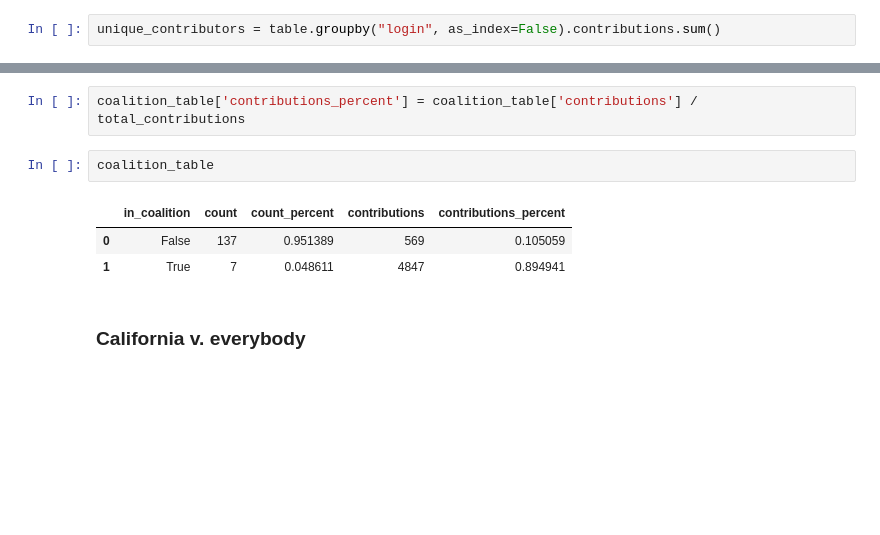
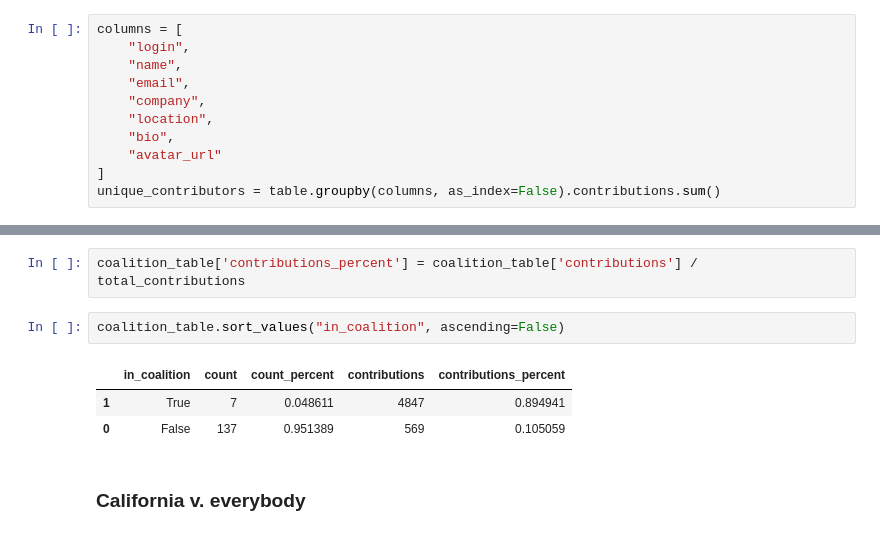
Before and after one commit to palewire/python-calaccess-notebooks, a Jupyter notebook: project-management/contributors.ipynb, the cells around one changed output, grey strips where cells are left out. Saved outputs shown, nothing was run; the diff lists cells and outputs as text; blank space fills up the shorter version.

```diff
--- a/project-management/contributors.ipynb
+++ b/project-management/contributors.ipynb
@@ -181,7 +181,16 @@ sorted(table[table.email == ''].login.unique())
 # %% [markdown]
 ### Totals
 # %%
-unique_contributors = table.groupby("login", as_index=False).contributions.sum()
+columns = [
+    "login",
+    "name",
+    "email",
+    "company",
+    "location",
+    "bio",
+    "avatar_url"
+]
+unique_contributors = table.groupby(columns, as_index=False).contributions.sum()
 # %%
 total_contributors = len(unique_contributors)
 total_contributors
@@ -322,12 +331,12 @@ coalition_table['count_percent'] = coalition_table['count'] / total_contributors
 coalition_table = coalition_table.merge(unique_contributors.groupby('in_coalition').contributions.sum().reset_index())
 # %%
 coalition_table['contributions_percent'] = coalition_table['contributions'] / total_contributions
-# %%
-coalition_table
-# %% [output]
-|  | in_coalition | count | count_percent | contributions | contributions_percent |
-| 0 | False | 137 | 0.951389 | 569 | 0.105059 |
-| 1 | True | 7 | 0.048611 | 4847 | 0.894941 |
+# %%
+coalition_table.sort_values("in_coalition", ascending=False)
+# %% [output]
+|  | in_coalition | count | count_percent | contributions | contributions_percent |
+| 1 | True | 7 | 0.048611 | 4847 | 0.894941 |
+| 0 | False | 137 | 0.951389 | 569 | 0.105059 |
 # %% [markdown]
 ### California v. everybody
 # %%
```
Also changed, not shown: parts of 2 cells of this notebook, 1 other file.
